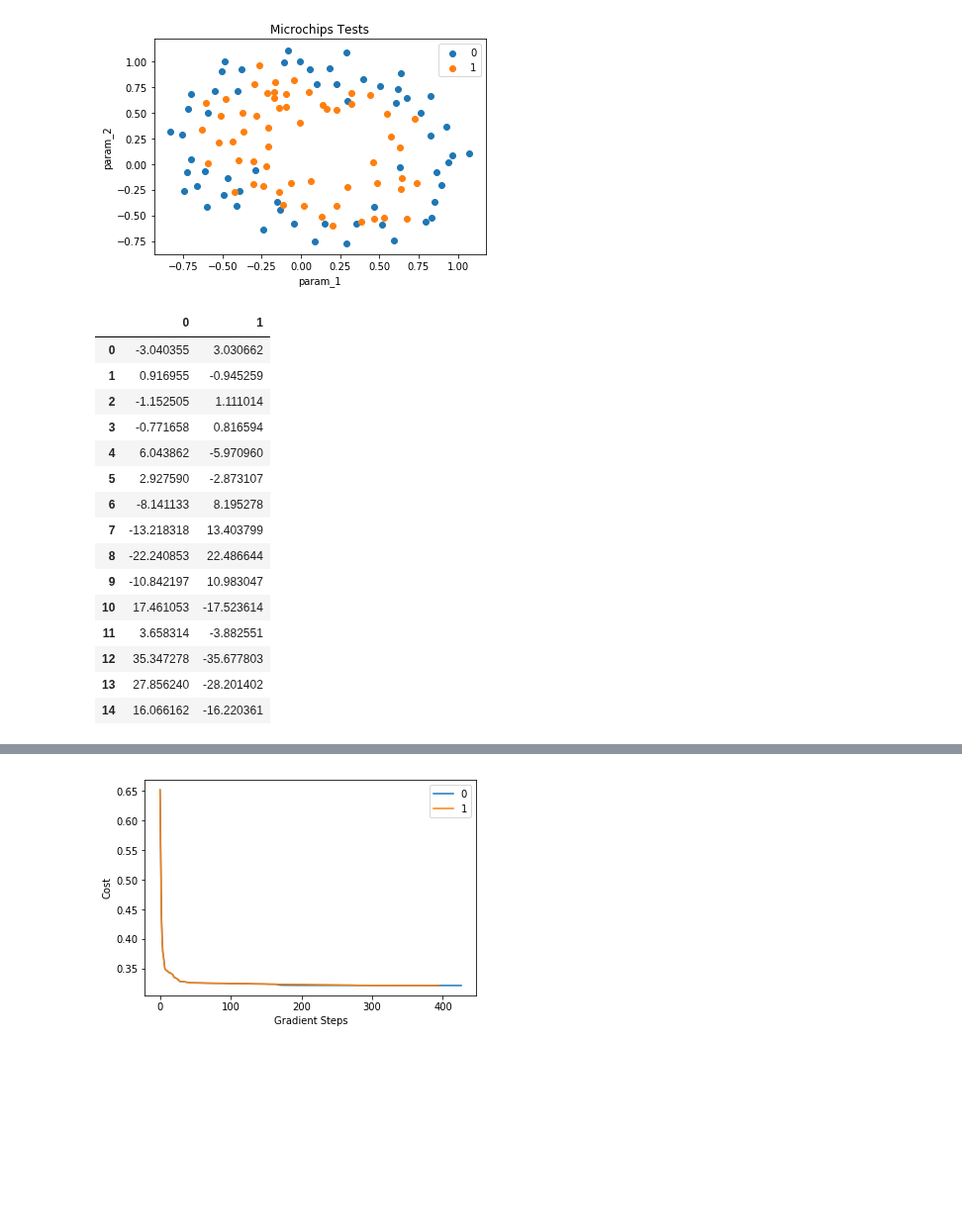
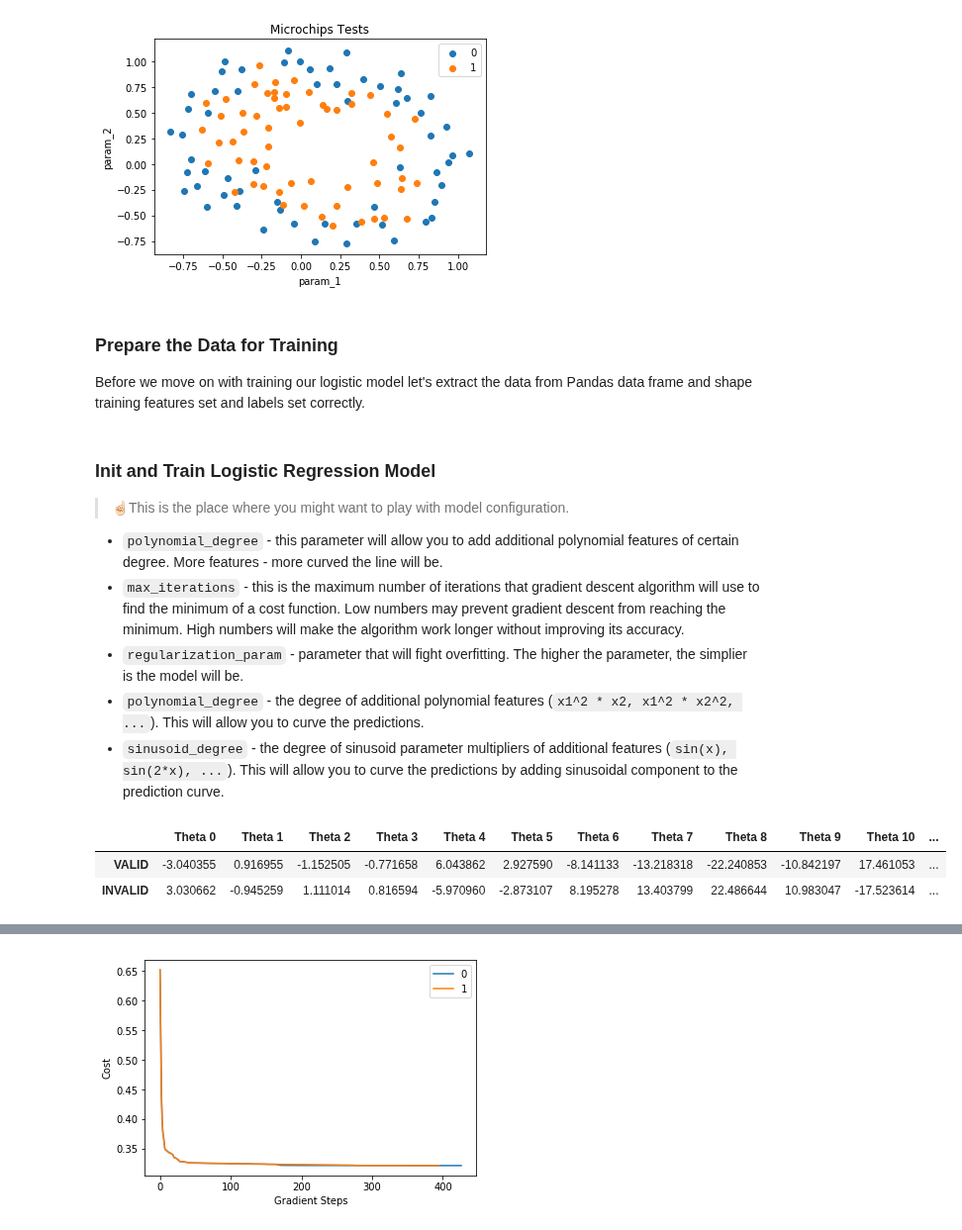
Before and after one commit to trekhleb/homemade-machine-learning, a Jupyter notebook: notebooks/logistic_regression/non_linear_logistic_regression_demo.ipynb, the cells around one changed output, grey strips where cells are left out. Shown at 99% size. Saved outputs shown, nothing was run; the diff lists cells and outputs as text; code cells hidden in the pictures; blank space fills up the shorter version.

```diff
--- a/notebooks/logistic_regression/non_linear_logistic_regression_demo.ipynb
+++ b/notebooks/logistic_regression/non_linear_logistic_regression_demo.ipynb
@@ -53,4 +90,8 @@ plt.legend()
 plt.show()
 # %% [output]
 [figure]
+# %% [markdown]
+### Prepare the Data for Training
+
+Before we move on with training our logistic model let's extract the data from Pandas data frame and shape training features set and labels set correctly.
 # %%
@@ -61,32 +105,34 @@ x_train = data[[x_axis, y_axis]].values.reshape((num_examples, 2))
 y_train = data['validity'].values.reshape((num_examples, 1))
+# %% [markdown]
+### Init and Train Logistic Regression Model
+
+> ☝🏻This is the place where you might want to play with model configuration.
+
+- `polynomial_degree` - this parameter will allow you to add additional polynomial features of certain degree. More features - more curved the line will be.
+- `max_iterations` - this is the maximum number of iterations that gradient descent algorithm will use to find the minimum of a cost function. Low numbers may prevent gradient descent from reaching the minimum. High numbers will make the algorithm work longer without improving its accuracy.
+- `regularization_param` - parameter that will fight overfitting. The higher the parameter, the simplier is the model will be.
+- `polynomial_degree` - the degree of additional polynomial features (`x1^2 * x2, x1^2 * x2^2, ...`). This will allow you to curve the predictions.
+- `sinusoid_degree` - the degree of sinusoid parameter multipliers of additional features (`sin(x), sin(2*x), ...`). This will allow you to curve the predictions by adding sinusoidal component to the prediction curve.
 # %%
 # Set up linear regression parameters.
 max_iterations = 100000  # Max number of gradient descent iterations.
 regularization_param = 0  # Helps to fight model overfitting.
 polynomial_degree = 4  # The degree of additional polynomial features.
 sinusoid_degree = 0  # The degree of sinusoid parameter multipliers of additional features.
 
 # Init logistic regression instance.
 logistic_regression = LogisticRegression(x_train, y_train, polynomial_degree, sinusoid_degree)
 
 # Train logistic regression.
 (thetas, costs) = logistic_regression.train(regularization_param, max_iterations)
 
-pd.DataFrame(thetas.T)
+# Rename the columns for each theta.
+columns = []
+for theta_index in range(0, thetas.shape[1]):
+    columns.append('Theta ' + str(theta_index));
+
+pd.DataFrame(thetas, index=['VALID', 'INVALID'], columns=columns)
 # %% [output]
-|  | 0 | 1 |
-| 0 | -3.040355 | 3.030662 |
-| 1 | 0.916955 | -0.945259 |
-| 2 | -1.152505 | 1.111014 |
-| 3 | -0.771658 | 0.816594 |
-| 4 | 6.043862 | -5.970960 |
-| 5 | 2.927590 | -2.873107 |
-| 6 | -8.141133 | 8.195278 |
-| 7 | -13.218318 | 13.403799 |
-| 8 | -22.240853 | 22.486644 |
-| 9 | -10.842197 | 10.983047 |
-| 10 | 17.461053 | -17.523614 |
-| 11 | 3.658314 | -3.882551 |
-| 12 | 35.347278 | -35.677803 |
-| 13 | 27.856240 | -28.201402 |
-| 14 | 16.066162 | -16.220361 |
+|  | Theta 0 | Theta 1 | Theta 2 | Theta 3 | Theta 4 | Theta 5 | Theta 6 | Theta 7 | Theta 8 | Theta 9 | Theta 10 | ... |
+| VALID | -3.040355 | 0.916955 | -1.152505 | -0.771658 | 6.043862 | 2.927590 | -8.141133 | -13.218318 | -22.240853 | -10.842197 | 17.461053 | ... |
+| INVALID | 3.030662 | -0.945259 | 1.111014 | 0.816594 | -5.970960 | -2.873107 | 8.195278 | 13.403799 | 22.486644 | 10.983047 | -17.523614 | ... |
```
Also changed, not shown: parts of 12 cells of this notebook.
